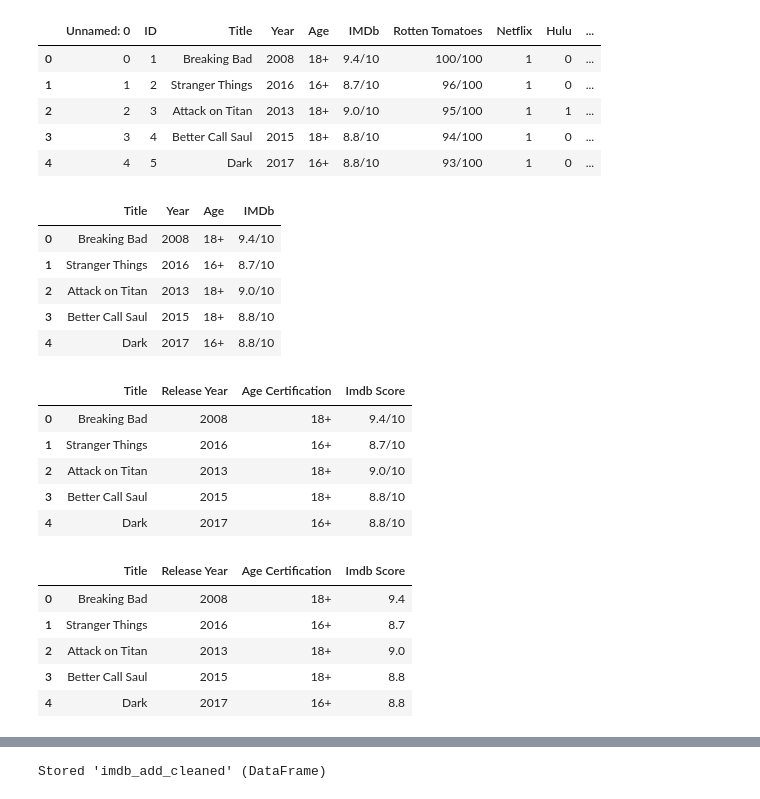
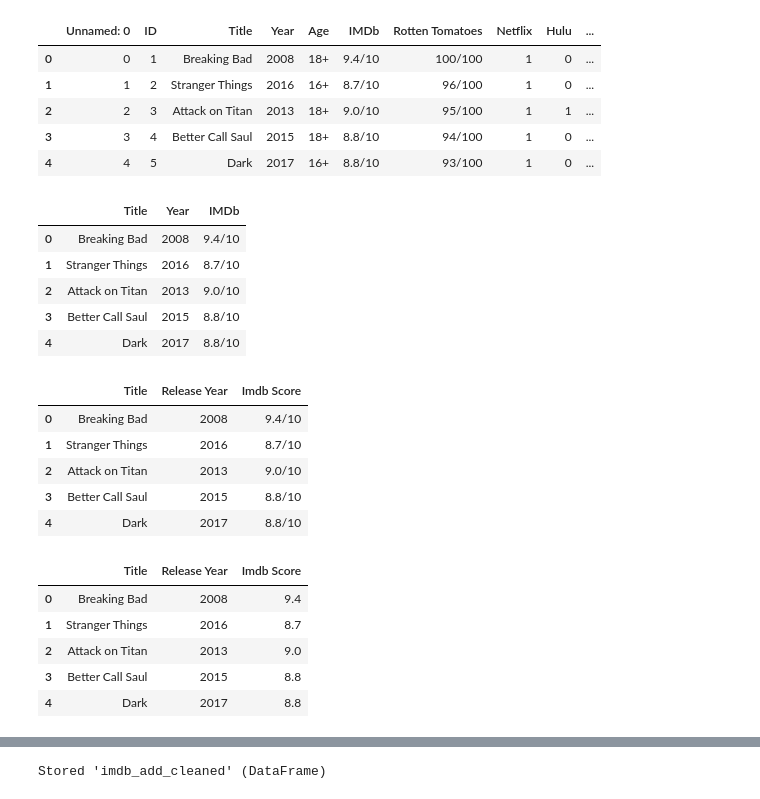
Before and after one commit to istarlet/netflix_viewing_habits, a Jupyter notebook: imdb_add.ipynb, the cells around one changed output, grey strips where cells are left out. Saved outputs shown, nothing was run; the diff lists cells and outputs as text; code cells hidden in the pictures.

```diff
--- a/imdb_add.ipynb
+++ b/imdb_add.ipynb
@@ -17,22 +17,21 @@ imdb_add.head()
 | 4 | 4 | 5 | Dark | 2017 | 16+ | 8.8/10 | 93/100 | 1 | 0 | ... |
 # %%
 # Drop columns that aren't needed
-imdb_add = imdb_add.drop(columns=["Unnamed: 0", "ID", "Netflix", "Hulu", "Prime Video", "Disney+", "Type", "Rotten Tomatoes"], axis=1)
+imdb_add = imdb_add.drop(columns=["Unnamed: 0", "ID", "Age", "Netflix", "Hulu", "Prime Video", "Disney+", "Type", "Rotten Tomatoes"], axis=1)
 
 # View updated df
 imdb_add.head()
 # %% [output]
-|  | Title | Year | Age | IMDb |
-| 0 | Breaking Bad | 2008 | 18+ | 9.4/10 |
-| 1 | Stranger Things | 2016 | 16+ | 8.7/10 |
-| 2 | Attack on Titan | 2013 | 18+ | 9.0/10 |
-| 3 | Better Call Saul | 2015 | 18+ | 8.8/10 |
-| 4 | Dark | 2017 | 16+ | 8.8/10 |
+|  | Title | Year | IMDb |
+| 0 | Breaking Bad | 2008 | 9.4/10 |
+| 1 | Stranger Things | 2016 | 8.7/10 |
+| 2 | Attack on Titan | 2013 | 9.0/10 |
+| 3 | Better Call Saul | 2015 | 8.8/10 |
+| 4 | Dark | 2017 | 8.8/10 |
 # %%
 # Fix the column names in the dataframe
 fixed_columns = {
     "Year":"Release Year",
-    "Age":"Age Certification",
     "IMDb":"Imdb Score"
 }
 
@@ -40,21 +39,21 @@ fixed_columns = {
 imdb_add.rename(columns=fixed_columns, inplace=True)
 imdb_add.head()
 # %% [output]
-|  | Title | Release Year | Age Certification | Imdb Score |
-| 0 | Breaking Bad | 2008 | 18+ | 9.4/10 |
-| 1 | Stranger Things | 2016 | 16+ | 8.7/10 |
-| 2 | Attack on Titan | 2013 | 18+ | 9.0/10 |
-| 3 | Better Call Saul | 2015 | 18+ | 8.8/10 |
-| 4 | Dark | 2017 | 16+ | 8.8/10 |
+|  | Title | Release Year | Imdb Score |
+| 0 | Breaking Bad | 2008 | 9.4/10 |
+| 1 | Stranger Things | 2016 | 8.7/10 |
+| 2 | Attack on Titan | 2013 | 9.0/10 |
+| 3 | Better Call Saul | 2015 | 8.8/10 |
+| 4 | Dark | 2017 | 8.8/10 |
 # %%
 # Remove /10 from Imdb scores
 imdb_add["Imdb Score"] = imdb_add["Imdb Score"].str[:-3]
 
 imdb_add.head()
 # %% [output]
-|  | Title | Release Year | Age Certification | Imdb Score |
-| 0 | Breaking Bad | 2008 | 18+ | 9.4 |
-| 1 | Stranger Things | 2016 | 16+ | 8.7 |
-| 2 | Attack on Titan | 2013 | 18+ | 9.0 |
-| 3 | Better Call Saul | 2015 | 18+ | 8.8 |
-| 4 | Dark | 2017 | 16+ | 8.8 |
+|  | Title | Release Year | Imdb Score |
+| 0 | Breaking Bad | 2008 | 9.4 |
+| 1 | Stranger Things | 2016 | 8.7 |
+| 2 | Attack on Titan | 2013 | 9.0 |
+| 3 | Better Call Saul | 2015 | 8.8 |
+| 4 | Dark | 2017 | 8.8 |
```
Also changed, not shown: parts of 2 cells of this notebook, 3 other files.
